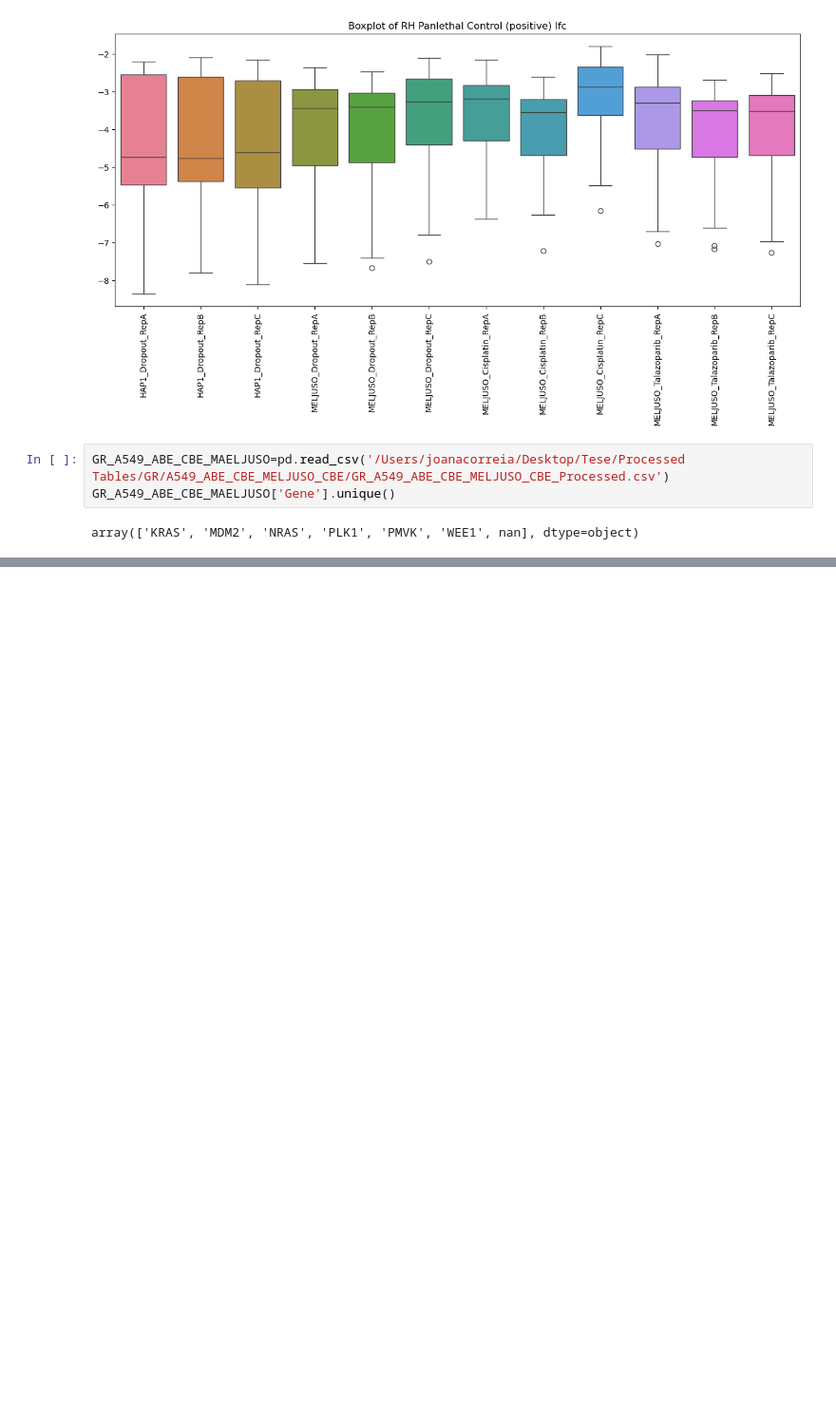
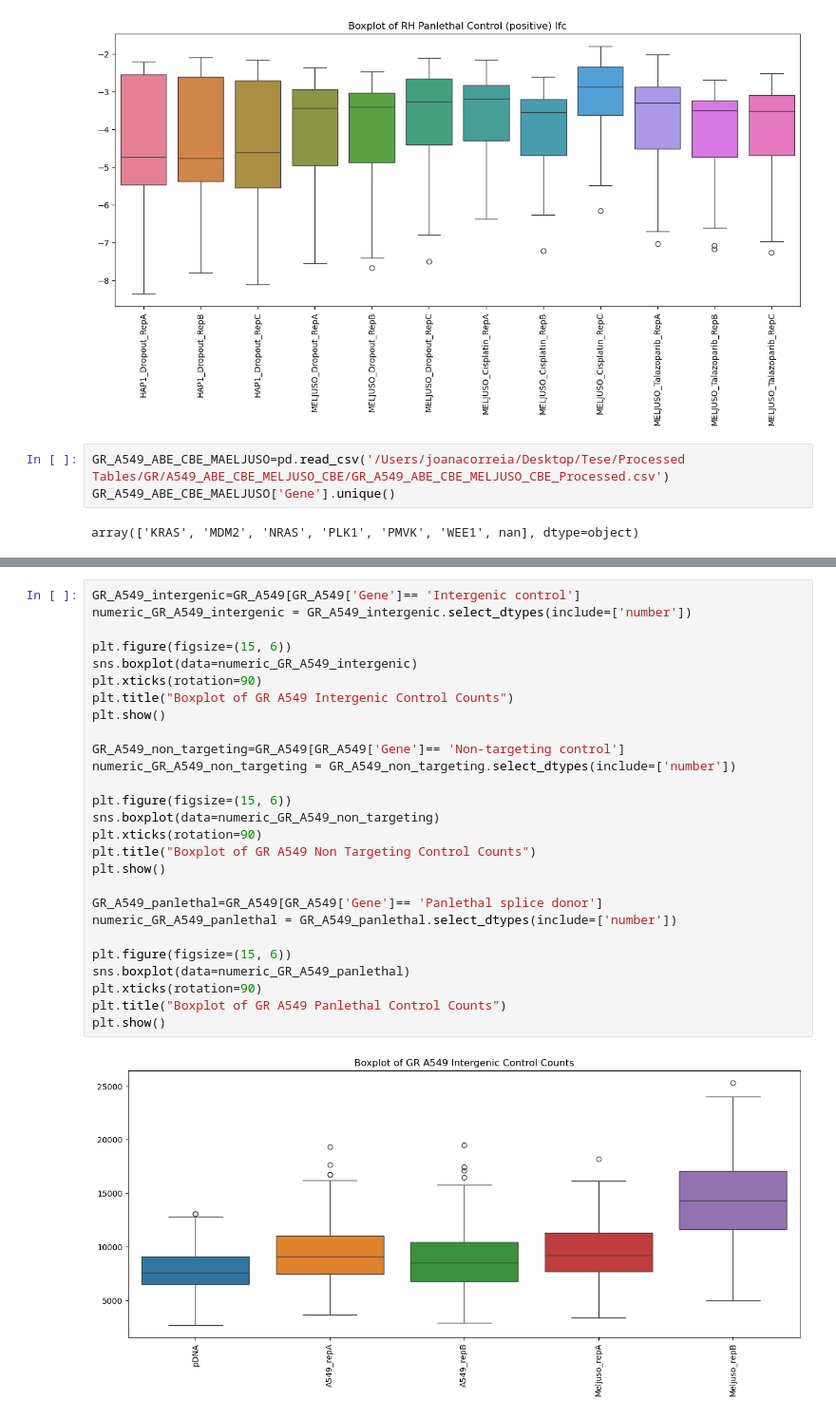
Before and after one commit to QuantitativeBiology/BECancerResistome, a Jupyter notebook: BECancerResistome/Quality Control/Quality Control.ipynb, the cells around one changed output, grey strips where cells are left out. Shown at 95% size. Cells and saved outputs as stored; diff of their text form; blank space fills up the shorter version.

```diff
--- a/BECancerResistome/Quality Control/Quality Control.ipynb
+++ b/BECancerResistome/Quality Control/Quality Control.ipynb
@@ -136,0 +281,29 @@ array(['KRAS', 'BCL2', 'BRAF', 'AKT1', 'PIK3CA', 'EGFR', 'MYC', 'PARP2',
+# %%
+GR_A549_intergenic=GR_A549[GR_A549['Gene']== 'Intergenic control']
+numeric_GR_A549_intergenic = GR_A549_intergenic.select_dtypes(include=['number'])
+
+plt.figure(figsize=(15, 6))
+sns.boxplot(data=numeric_GR_A549_intergenic)
+plt.xticks(rotation=90)
+plt.title("Boxplot of GR A549 Intergenic Control Counts")
+plt.show()
+
+GR_A549_non_targeting=GR_A549[GR_A549['Gene']== 'Non-targeting control']
+numeric_GR_A549_non_targeting = GR_A549_non_targeting.select_dtypes(include=['number'])
+
+plt.figure(figsize=(15, 6))
+sns.boxplot(data=numeric_GR_A549_non_targeting)
+plt.xticks(rotation=90)
+plt.title("Boxplot of GR A549 Non Targeting Control Counts")
+plt.show()
+
+GR_A549_panlethal=GR_A549[GR_A549['Gene']== 'Panlethal splice donor']
+numeric_GR_A549_panlethal = GR_A549_panlethal.select_dtypes(include=['number'])
+
+plt.figure(figsize=(15, 6))
+sns.boxplot(data=numeric_GR_A549_panlethal)
+plt.xticks(rotation=90)
+plt.title("Boxplot of GR A549 Panlethal Control Counts")
+plt.show()
+# %% [output]
+[figure, added]
```
Also changed, not shown: parts of 23 cells of this notebook.
